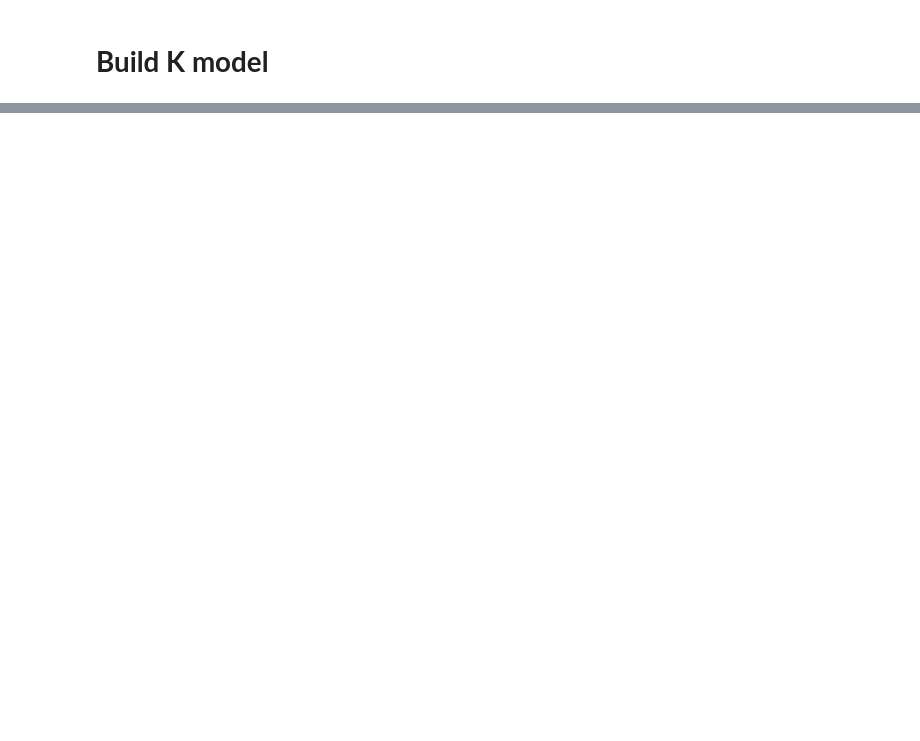
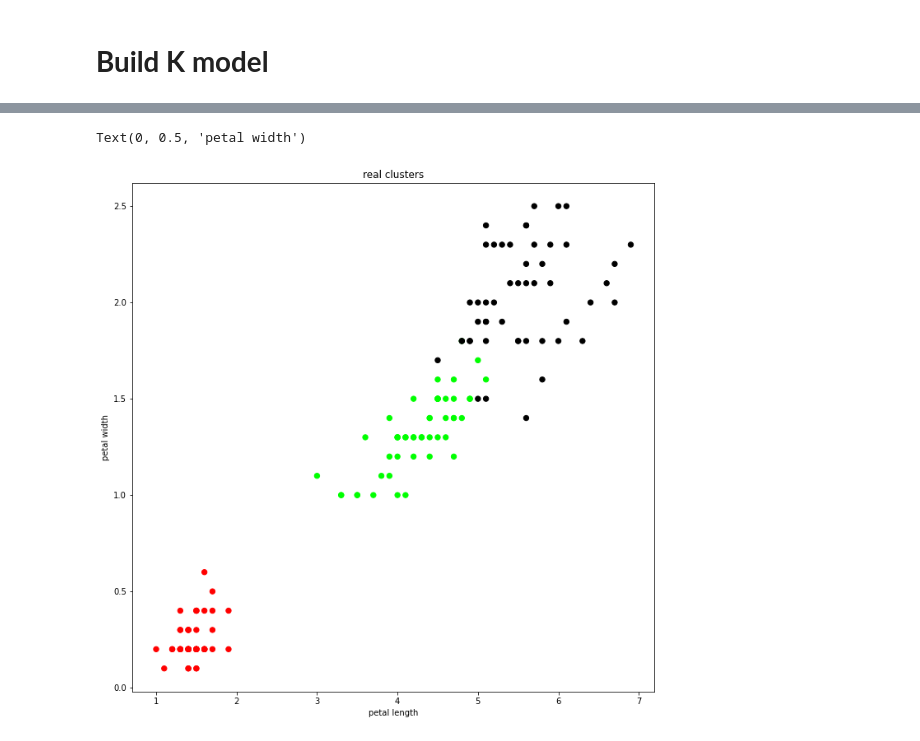
Before and after one commit to HareeshVutla/Deeplearning, a Jupyter notebook: Iris_Kmeans_clustering.ipynb, the cells around one changed output, grey strips where cells are left out. Drawn from its saved outputs; the diff is of its cells as text; code cells hidden in the pictures; blank space fills up the shorter version.

```diff
--- a/Iris_Kmeans_clustering.ipynb
+++ b/Iris_Kmeans_clustering.ipynb
@@ -40,0 +65,10 @@ model = KMeans()
+# %%
+plt.figure(figsize=(25,25))
+plt.subplot(2,2,1)
+plt.scatter(X.petal_length, X.petal_width, c =colormap [y.Targets], s=40)
+plt.title('real clusters')
+plt.xlabel('petal length')
+plt.ylabel('petal width')
+# %% [output]
+Text(0, 0.5, 'petal width')
+[figure, added]
```
Also changed, not shown: parts of 11 cells of this notebook.
